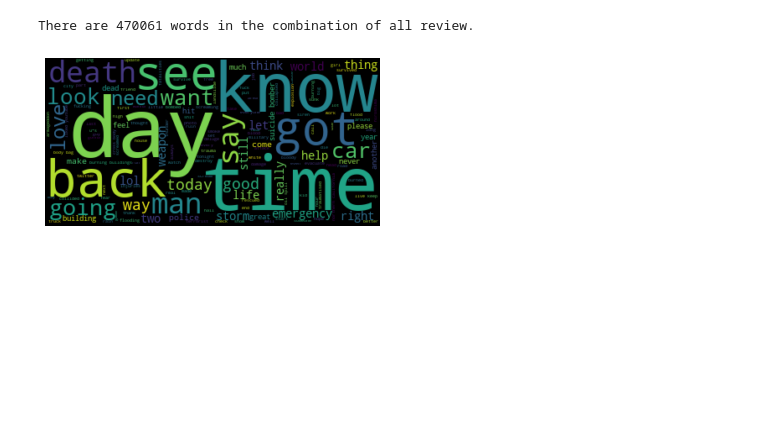
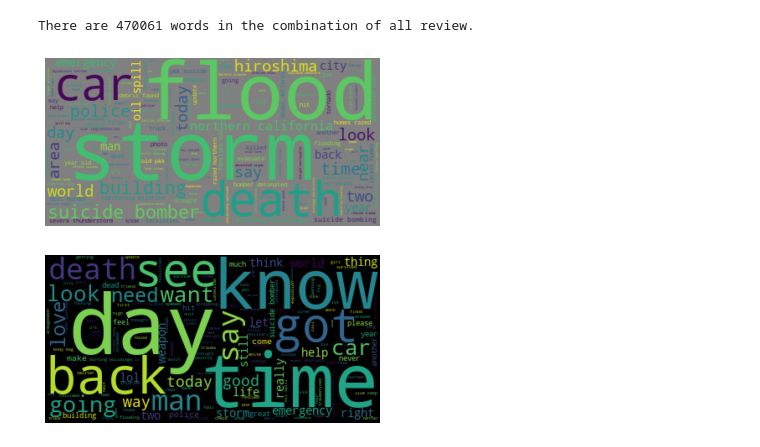
Before and after one commit to PrecyMaeMwanyungu/Fabulous-tokenizers_disaster_tweets_repository, a Jupyter notebook: Fabulous_Tokenizers__Project_Week.ipynb, the cells around one changed output. Cells and saved outputs as stored; diff of their text form; code cells hidden in the pictures; blank space fills up the shorter version.

```diff
--- a/Fabulous_Tokenizers__Project_Week.ipynb
+++ b/Fabulous_Tokenizers__Project_Week.ipynb
@@ -613,6 +635,21 @@ text = " ".join(review for review in df.cleanText)
 print ("There are {} words in the combination of all review.".format(len(text)))
 # %% [output]
 There are 470061 words in the combination of all review.
+# %%
+#All words in the dataset wordcloud
+# Create stopword list:
+stopwords = set(STOPWORDS)
+
+# Generate a word cloud image
+wordcloud = WordCloud(stopwords=stopwords, background_color="grey").generate(text)
+
+# Display the generated image:
+# the matplotlib way:
+plt.imshow(wordcloud, interpolation='bilinear')
+plt.axis("off")
+plt.show()
+# %% [output]
+[figure, added]
 # %%
 #All words in the dataset wordcloud
 # Create stopword list:
```
Also changed, not shown: parts of 6 cells of this notebook.
